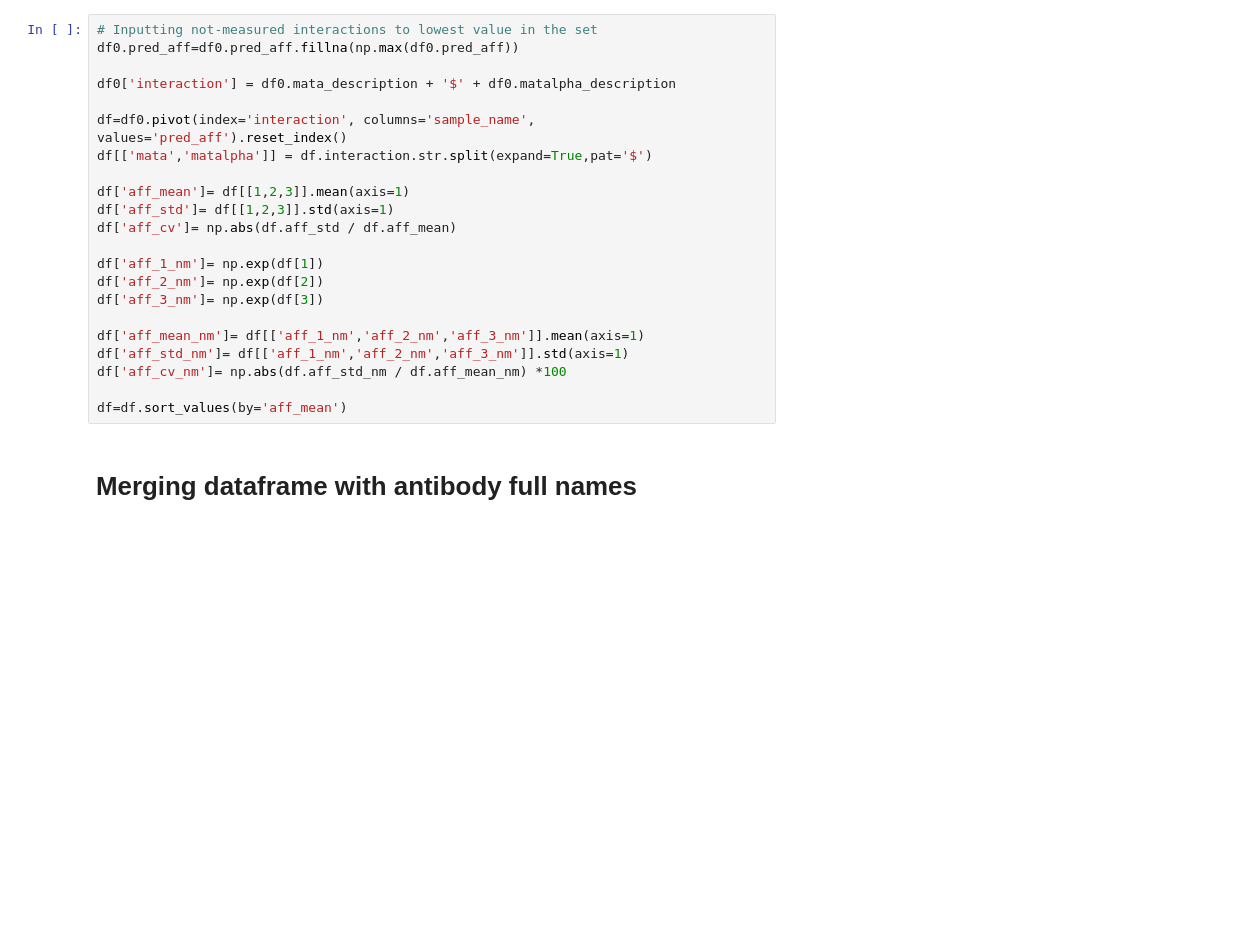
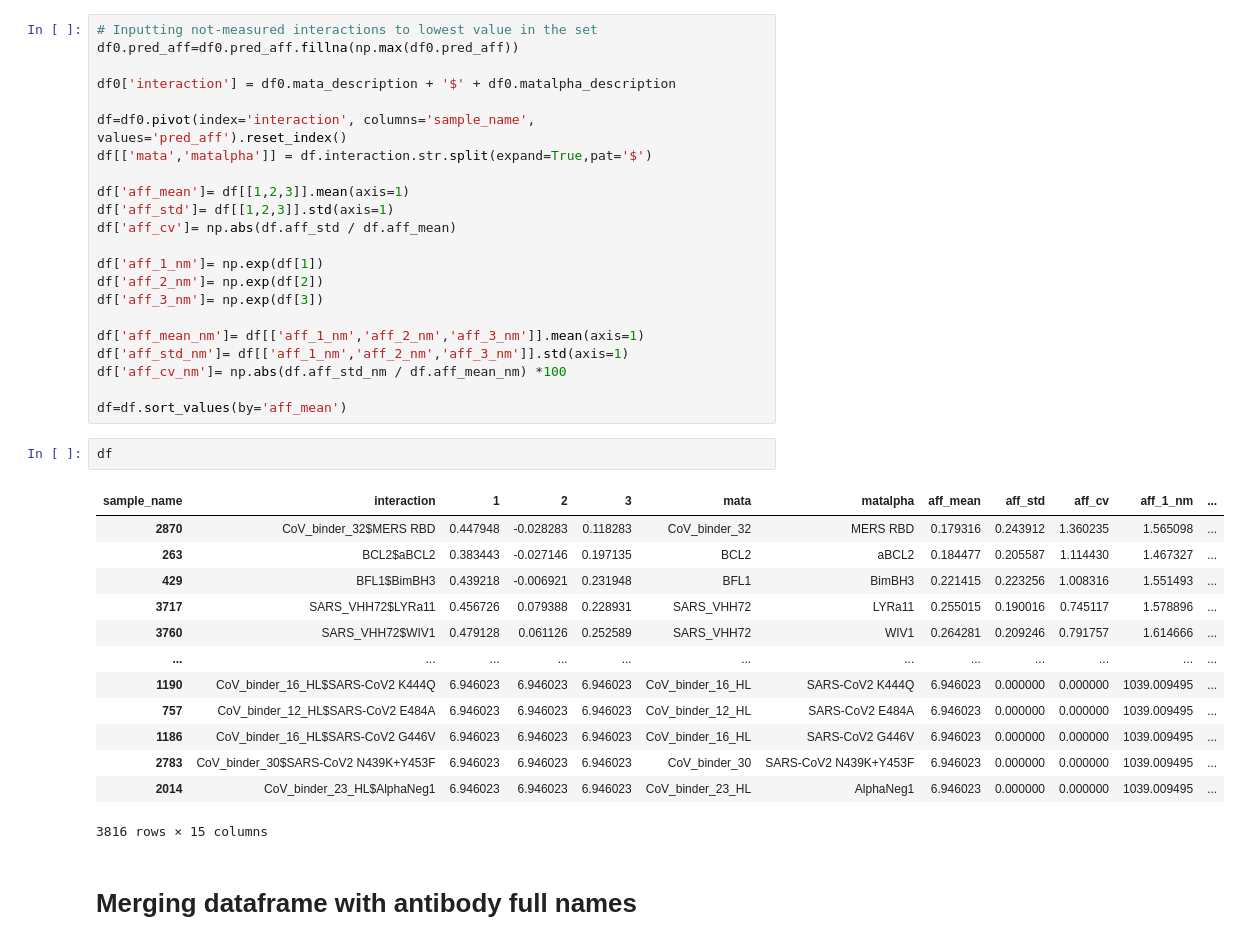
Before and after one commit to dvdnobl/cov2_antibodies_variants, a Jupyter notebook: Curated_Data_Notebook.ipynb, the cells around one changed output. Drawn from its saved outputs; the diff is of its cells as text; blank space fills up the shorter version.

```diff
--- a/Curated_Data_Notebook.ipynb
+++ b/Curated_Data_Notebook.ipynb
@@ -35,6 +44,22 @@ df['aff_std_nm']= df[['aff_1_nm','aff_2_nm','aff_3_nm']].std(axis=1)
 df['aff_cv_nm']= np.abs(df.aff_std_nm / df.aff_mean_nm) *100
 
 df=df.sort_values(by='aff_mean')
+# %%
+df
+# %% [output]
+| sample_name | interaction | 1 | 2 | 3 | mata | matalpha | aff_mean | aff_std | aff_cv | aff_1_nm | ... |
+| 2870 | CoV_binder_32$MERS RBD | 0.447948 | -0.028283 | 0.118283 | CoV_binder_32 | MERS RBD | 0.179316 | 0.243912 | 1.360235 | 1.565098 | ... |
+| 263 | BCL2$aBCL2 | 0.383443 | -0.027146 | 0.197135 | BCL2 | aBCL2 | 0.184477 | 0.205587 | 1.114430 | 1.467327 | ... |
+| 429 | BFL1$BimBH3 | 0.439218 | -0.006921 | 0.231948 | BFL1 | BimBH3 | 0.221415 | 0.223256 | 1.008316 | 1.551493 | ... |
+| 3717 | SARS_VHH72$LYRa11 | 0.456726 | 0.079388 | 0.228931 | SARS_VHH72 | LYRa11 | 0.255015 | 0.190016 | 0.745117 | 1.578896 | ... |
+| 3760 | SARS_VHH72$WIV1 | 0.479128 | 0.061126 | 0.252589 | SARS_VHH72 | WIV1 | 0.264281 | 0.209246 | 0.791757 | 1.614666 | ... |
+| ... | ... | ... | ... | ... | ... | ... | ... | ... | ... | ... | ... |
+| 1190 | CoV_binder_16_HL$SARS-CoV2 K444Q | 6.946023 | 6.946023 | 6.946023 | CoV_binder_16_HL | SARS-CoV2 K444Q | 6.946023 | 0.000000 | 0.000000 | 1039.009495 | ... |
+| 757 | CoV_binder_12_HL$SARS-CoV2 E484A | 6.946023 | 6.946023 | 6.946023 | CoV_binder_12_HL | SARS-CoV2 E484A | 6.946023 | 0.000000 | 0.000000 | 1039.009495 | ... |
+| 1186 | CoV_binder_16_HL$SARS-CoV2 G446V | 6.946023 | 6.946023 | 6.946023 | CoV_binder_16_HL | SARS-CoV2 G446V | 6.946023 | 0.000000 | 0.000000 | 1039.009495 | ... |
+| 2783 | CoV_binder_30$SARS-CoV2 N439K+Y453F | 6.946023 | 6.946023 | 6.946023 | CoV_binder_30 | SARS-CoV2 N439K+Y453F | 6.946023 | 0.000000 | 0.000000 | 1039.009495 | ... |
+| 2014 | CoV_binder_23_HL$AlphaNeg1 | 6.946023 | 6.946023 | 6.946023 | CoV_binder_23_HL | AlphaNeg1 | 6.946023 | 0.000000 | 0.000000 | 1039.009495 | ... |
+3816 rows × 15 columns
 # %% [markdown]
 # Merging dataframe with antibody full names
 # %%
```
Also changed, not shown: parts of 4 cells of this notebook, 18 other files.
